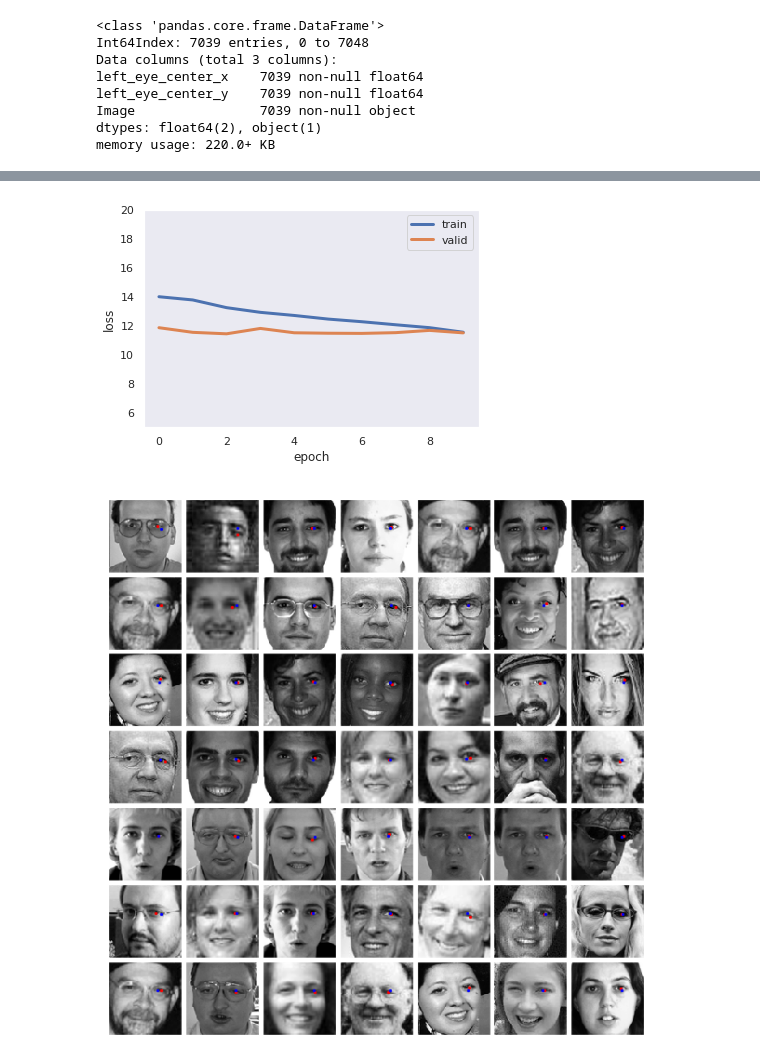
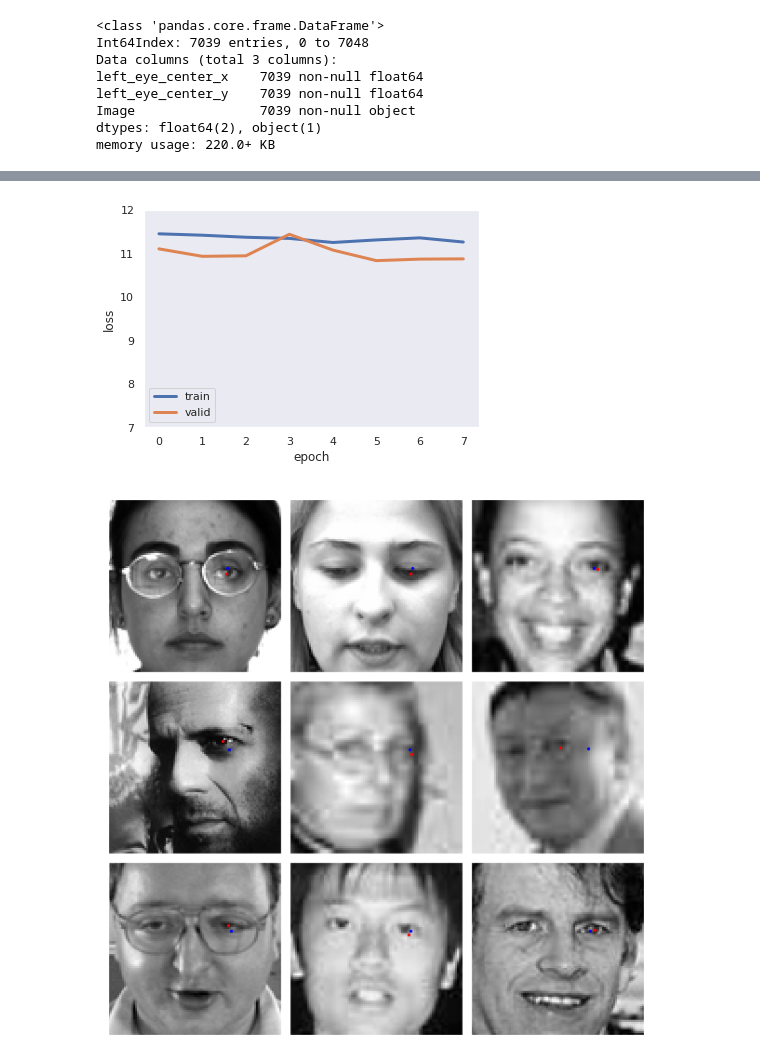
Before and after one commit to izinizik/kagle_twarz, a Jupyter notebook: left_eye.ipynb, the cells around one changed output, grey strips where cells are left out. Saved outputs shown, nothing was run; the diff lists cells and outputs as text; code cells hidden in the pictures.

```diff
--- a/left_eye.ipynb
+++ b/left_eye.ipynb
@@ -18,11 +18,11 @@ import torch.optim as optim
 import torch.nn.functional as F
 from torch.utils.data import Dataset, DataLoader
 
-TRAINPATH = 'training.csv'
+TRAINPATH = '/home/adi/kagle_twarz/dane/training.csv'
 #TESTPATH = '/home/izinizik/kagle_twarz/test.csv'
 # %%
-#use_cuda = torch.cuda.is_available()
-use_cuda = False
+use_cuda = torch.cuda.is_available()
+#use_cuda = False
 device = torch.device("cuda:0" if use_cuda else "cpu")
 dtype = torch.cuda.FloatTensor if use_cuda else torch.FloatTensor
 # %%
@@ -183,3 +183,3 @@ optimizer = optim.Adam(params = convnet.parameters(), lr = 0.005)
 # %%
-Convnet_trained, hist = train_net(convnet, n_epochs=1, store_every=1, print_every=1)
+Convnet_trained, hist = train_net(convnet, n_epochs=40, store_every=5, print_every=5)
 # %% [output]
@@ -191,14 +198,14 @@ Epoch: 1, Loss train: 335.76329220465897, Loss valid: 100.19872792561848
     plt.plot(valid, linewidth=3, label="valid")
     plt.grid()
     plt.legend()
-    plt.ylim(5, 20)
+    plt.ylim(7, 12)
     plt.xlabel("epoch")
     plt.ylabel("loss")
     plt.show()
 
 train_valid_plot(hist['train'], hist['valid'])
 # %% [output]
-[figure, old version]
+[figure, new version]
 # %%
 def plot_sample(images_array, dim=1, key=np.empty([10000,0]), key_pred=np.empty([10000,0])):
 
@@ -212,9 +219,9 @@ def plot_sample(images_array, dim=1, key=np.empty([10000,0]), key_pred=np.empty(
         ax.scatter(key_pred[sample[i],0::2], key_pred[sample[i],1::2], s=20, marker='.', c='blue')
 # %%
 y_pred = Convnet_trained(torch.tensor(X_valid[200:300]).float().reshape(-1,1,96,96)).detach().numpy()
-plot_sample(X_valid[200:300], dim=7, key=y_valid[200:300], key_pred=y_pred) #*48+48
+plot_sample(X_valid[200:300], dim=3, key=y_valid[200:300], key_pred=y_pred) #*48+48
 # %% [output]
-[figure, old version]
+[figure, new version]
 # %%
 torch.save(Convnet_trained.state_dict(), 'wagi_left_eye_center.pt')
 # %%
```
Also changed, not shown: parts of 8 cells of this notebook, 2 other files.
